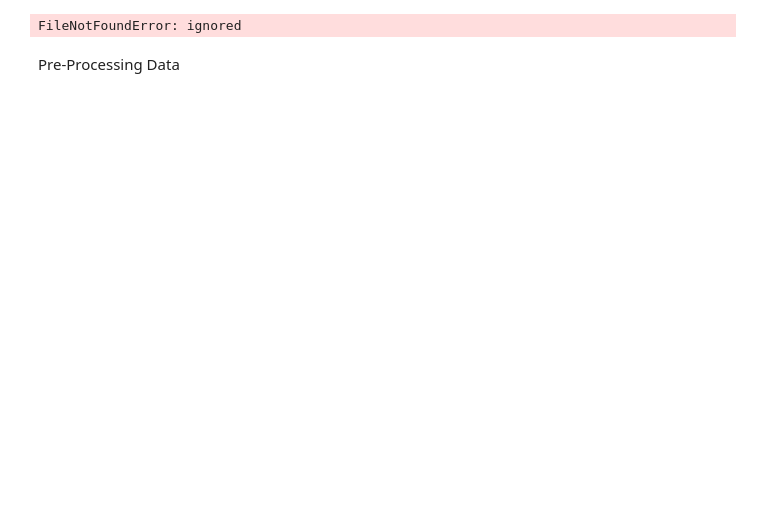
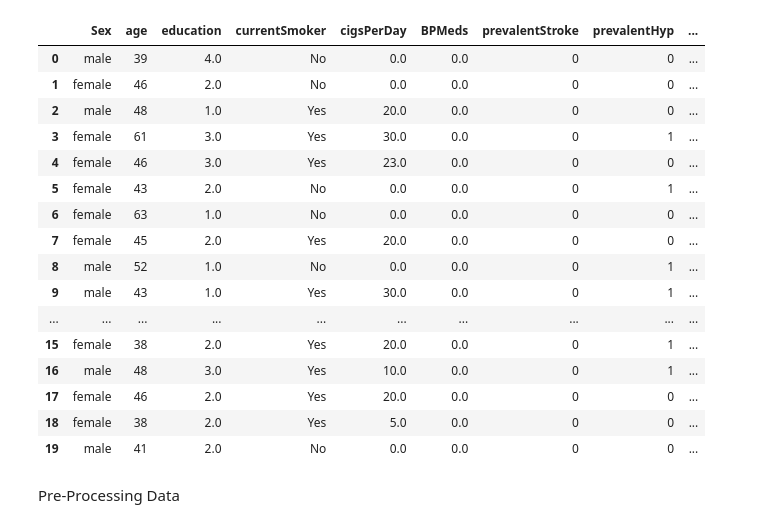
Before and after one commit to iamrestrepo/framingham-data-mining, a Jupyter notebook: Data_Mining_Project_Heart_Attack_Analysis_.ipynb, the cells around one changed output. Cells and saved outputs as stored; diff of their text form; code cells hidden in the pictures; blank space fills up the shorter version.

```diff
--- a/Data_Mining_Project_Heart_Attack_Analysis_.ipynb
+++ b/Data_Mining_Project_Heart_Attack_Analysis_.ipynb
@@ -10,9 +12,25 @@ drive.mount('/content/gdrive');
 # %%
-df = pd.read_csv('framingham.csv')
-
+# df = pd.read_csv('framingham.csv')
+df = pd.read_csv('/content/gdrive/MyDrive/data_mining/framingham.csv')
 df.head(20)
 # %% [output]
-FileNotFoundError: ignored
+|  | Sex | age | education | currentSmoker | cigsPerDay | BPMeds | prevalentStroke | prevalentHyp | ... |
+| 0 | male | 39 | 4.0 | No | 0.0 | 0.0 | 0 | 0 | ... |
+| 1 | female | 46 | 2.0 | No | 0.0 | 0.0 | 0 | 0 | ... |
+| 2 | male | 48 | 1.0 | Yes | 20.0 | 0.0 | 0 | 0 | ... |
+| 3 | female | 61 | 3.0 | Yes | 30.0 | 0.0 | 0 | 1 | ... |
+| 4 | female | 46 | 3.0 | Yes | 23.0 | 0.0 | 0 | 0 | ... |
+| 5 | female | 43 | 2.0 | No | 0.0 | 0.0 | 0 | 1 | ... |
+| 6 | female | 63 | 1.0 | No | 0.0 | 0.0 | 0 | 0 | ... |
+| 7 | female | 45 | 2.0 | Yes | 20.0 | 0.0 | 0 | 0 | ... |
+| 8 | male | 52 | 1.0 | No | 0.0 | 0.0 | 0 | 1 | ... |
+| 9 | male | 43 | 1.0 | Yes | 30.0 | 0.0 | 0 | 1 | ... |
+| ... | ... | ... | ... | ... | ... | ... | ... | ... | ... |
+| 15 | female | 38 | 2.0 | Yes | 20.0 | 0.0 | 0 | 1 | ... |
+| 16 | male | 48 | 3.0 | Yes | 10.0 | 0.0 | 0 | 1 | ... |
+| 17 | female | 46 | 2.0 | Yes | 20.0 | 0.0 | 0 | 0 | ... |
+| 18 | female | 38 | 2.0 | Yes | 5.0 | 0.0 | 0 | 0 | ... |
+| 19 | male | 41 | 2.0 | No | 0.0 | 0.0 | 0 | 0 | ... |
 # %%
 import seaborn as sns
 import matplotlib.pyplot as plt
```
Also changed, not shown: parts of 28 cells of this notebook.
